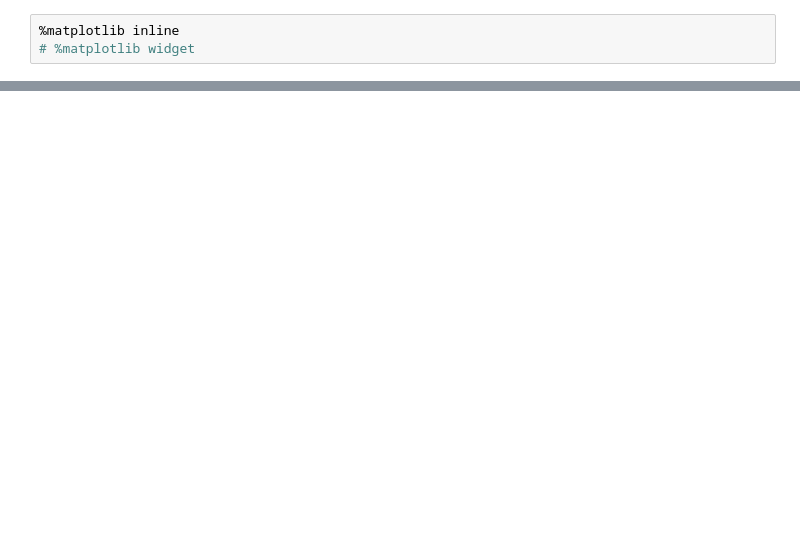
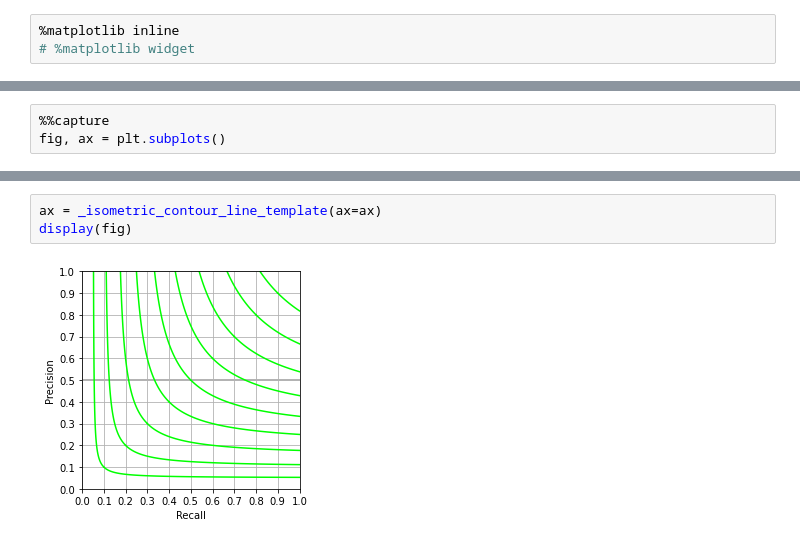
Before and after one commit to haruishi43/py-edge-eval, a Jupyter notebook: notebooks/pr_curve.ipynb, the cells around one changed output, grey strips where cells are left out. Drawn from its saved outputs; the diff is of its cells as text; blank space fills up the shorter version.

Commit message:
pr curve functions, clean scripts

```diff
--- a/notebooks/pr_curve.ipynb
+++ b/notebooks/pr_curve.ipynb
@@ -67 +19,4 @@ array([0.55    , 0.697447, 0.823979, 0.755451, 0.716879, 0.840207,
+# %%
+%%capture
+fig, ax = plt.subplots()
 # %%
@@ -131,0 +48,5 @@ ODS=0.755, OIS=0.774, AP=0.655, R50=0.535
+# %%
+ax = _isometric_contour_line_template(ax=ax)
+display(fig)
+# %% [output]
+[figure, added]
```
Also changed, not shown: parts of 17 cells of this notebook, 6 other files.
